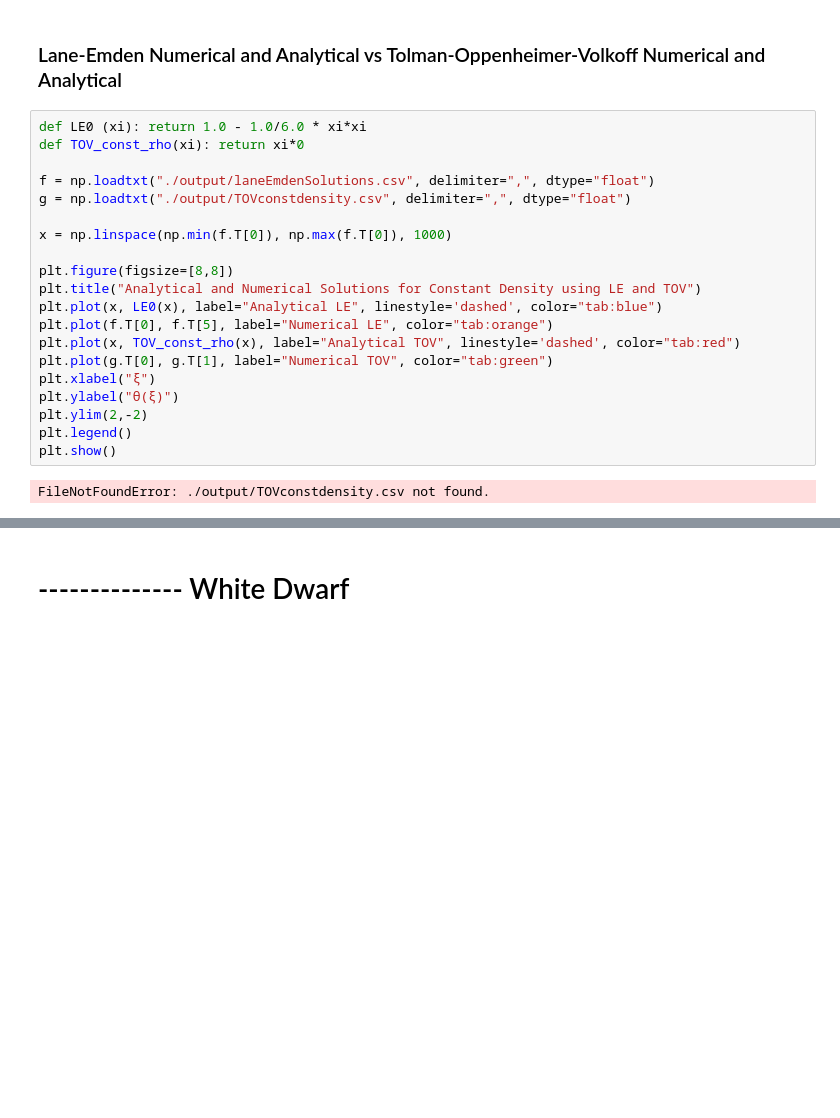
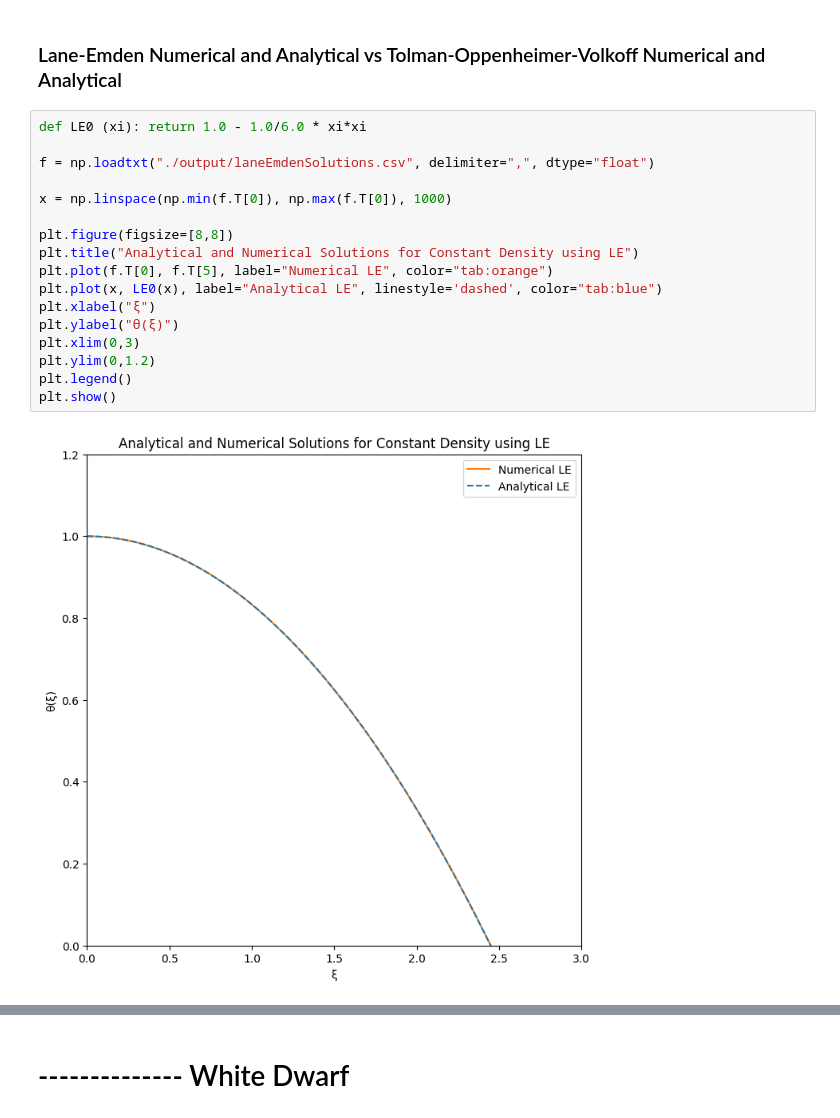
Before and after one commit to notbigbrad/p4theogroup, a Jupyter notebook: graphs.ipynb, the cells around one changed output, grey strips where cells are left out. Drawn from its saved outputs; the diff is of its cells as text; blank space fills up the shorter version.

```diff
--- a/graphs.ipynb
+++ b/graphs.ipynb
@@ -53,23 +72,20 @@ plt.show()
 ### Lane-Emden Numerical and Analytical vs Tolman-Oppenheimer-Volkoff Numerical and Analytical
 # %%
 def LE0 (xi): return 1.0 - 1.0/6.0 * xi*xi
-def TOV_const_rho(xi): return xi*0
 
 f = np.loadtxt("./output/laneEmdenSolutions.csv", delimiter=",", dtype="float")
-g = np.loadtxt("./output/TOVconstdensity.csv", delimiter=",", dtype="float")
 
 x = np.linspace(np.min(f.T[0]), np.max(f.T[0]), 1000)
 
 plt.figure(figsize=[8,8])
-plt.title("Analytical and Numerical Solutions for Constant Density using LE and TOV")
+plt.title("Analytical and Numerical Solutions for Constant Density using LE")
+plt.plot(f.T[0], f.T[5], label="Numerical LE", color="tab:orange")
 plt.plot(x, LE0(x), label="Analytical LE", linestyle='dashed', color="tab:blue")
-plt.plot(f.T[0], f.T[5], label="Numerical LE", color="tab:orange")
-plt.plot(x, TOV_const_rho(x), label="Analytical TOV", linestyle='dashed', color="tab:red")
-plt.plot(g.T[0], g.T[1], label="Numerical TOV", color="tab:green")
 plt.xlabel("ξ")
 plt.ylabel("θ(ξ)")
-plt.ylim(2,-2)
+plt.xlim(0,3)
+plt.ylim(0,1.2)
 plt.legend()
 plt.show()
 # %% [output]
-FileNotFoundError: ./output/TOVconstdensity.csv not found.
+[figure, added]
```
Also changed, not shown: parts of 8 cells of this notebook, 22 other files.
